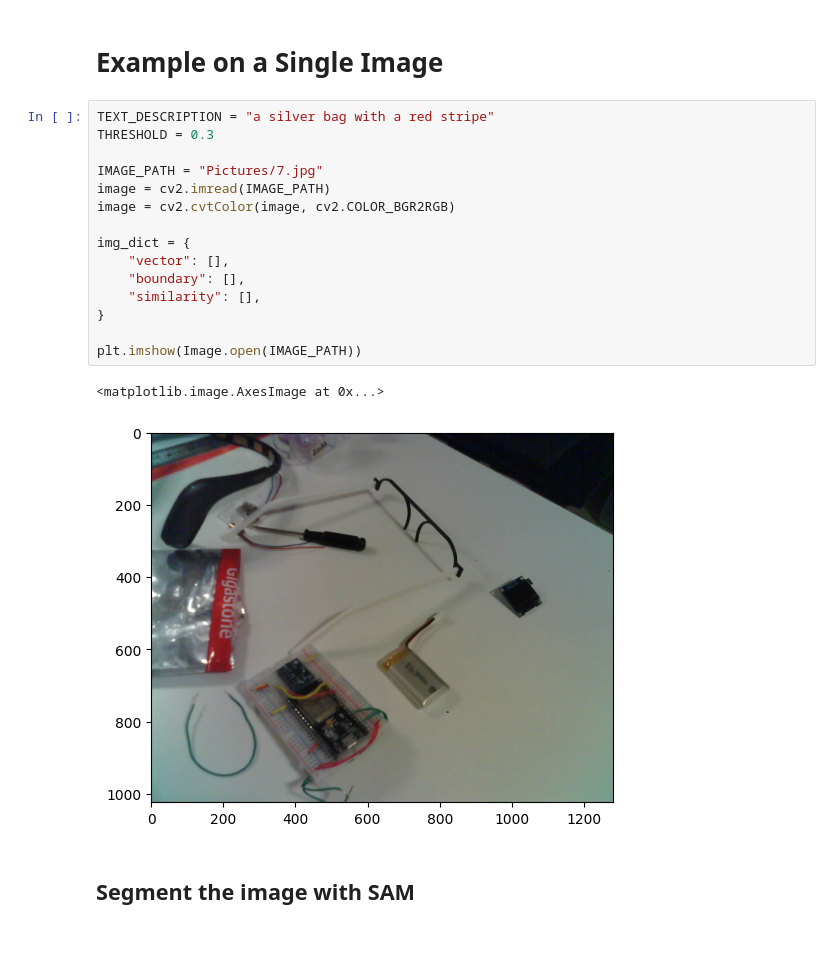
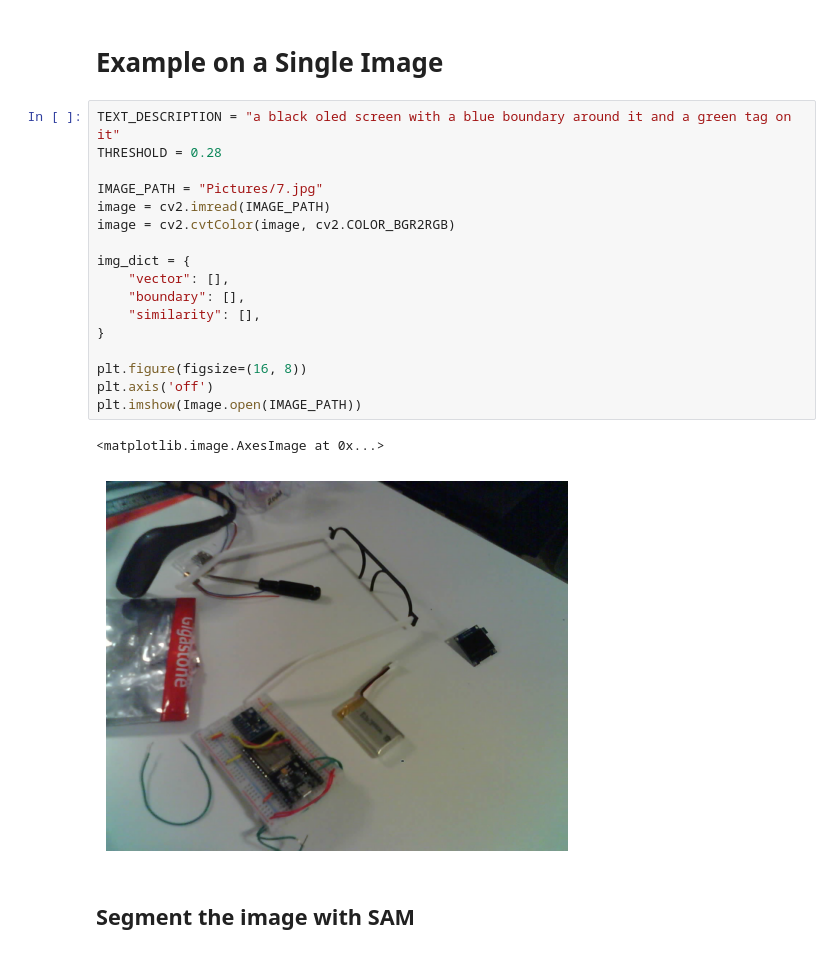
Before and after one commit to xanderchinxyz/Semantic-Search-with-SAM, a Jupyter notebook: main.ipynb, the cells around one changed output. Saved outputs shown, nothing was run; the diff lists cells and outputs as text.

```diff
--- a/main.ipynb
+++ b/main.ipynb
@@ -20,23 +20,25 @@ cpu
 # %% [markdown]
 # Example on a Single Image
 # %%
-TEXT_DESCRIPTION = "a silver bag with a red stripe"
-THRESHOLD = 0.3
+TEXT_DESCRIPTION = "a black oled screen with a blue boundary around it and a green tag on it"
+THRESHOLD = 0.28
 
 IMAGE_PATH = "Pictures/7.jpg"
 image = cv2.imread(IMAGE_PATH)
 image = cv2.cvtColor(image, cv2.COLOR_BGR2RGB)
 
 img_dict = {
     "vector": [],
     "boundary": [],
     "similarity": [],
 }
 
+plt.figure(figsize=(16, 8))
+plt.axis('off')
 plt.imshow(Image.open(IMAGE_PATH))
 # %% [output]
 <matplotlib.image.AxesImage at 0x...>
-[figure, old version]
+[figure, new version]
 # %% [markdown]
 ## Segment the image with SAM
 # %%
```
Also changed, not shown: parts of 4 cells of this notebook, 3 other files.
